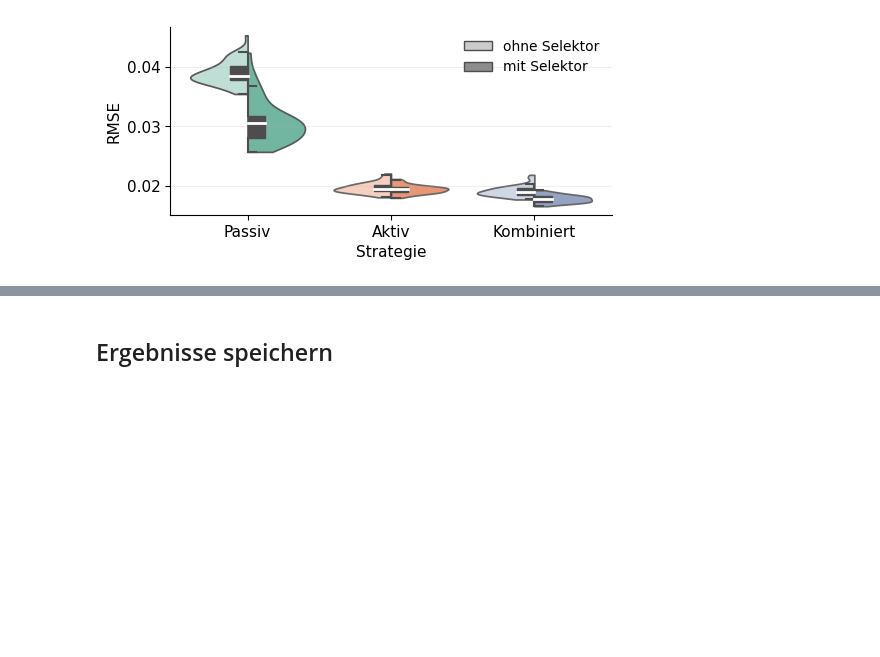
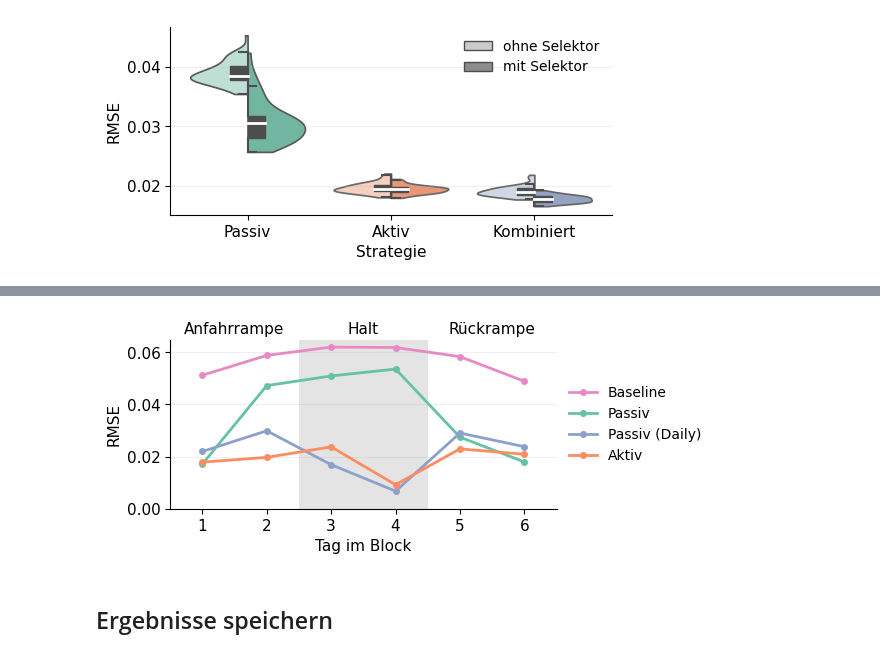
Before and after one commit to marijan-p/process_optimization_concept_drift, a Jupyter notebook: ipynb/tep/tep_adaptation.ipynb, the cells around one changed output, grey strips where cells are left out. Cells and saved outputs as stored; diff of their text form; code cells hidden in the pictures; blank space fills up the shorter version.

```diff
--- a/ipynb/tep/tep_adaptation.ipynb
+++ b/ipynb/tep/tep_adaptation.ipynb
@@ -472,7 +558,7 @@ MODE_OF = {"blind_chunk": "blind"}
 # damit allein die Eingriffsfrequenz, alles uebrige ist identisch. Die Werte
 # stehen in Tuningaufloesung, scale_adapt_params rechnet sie unten um.
 _EQ_CHUNK = max(1, round(CHUNK / _RESCALE))
-best_adapt_params["blind_chunk"] = {**best_adapt_params["blind"],
+best_adapt_params["blind_chunk"] = {**best_adapt_params["blind_tpe"],
                                     "blind_window": _EQ_CHUNK,
                                     "blind_period": _EQ_CHUNK}
 
@@ -505,8 +591,12 @@ if _adapt_from_cache:
         print(f"Cache-Eintrag ohne Strategien {_missing} -- wird neu gerechnet.")
         _adapt_from_cache = False
 if not _adapt_from_cache:
-    results = {}
+    results = reuse_runs("adaptation", adapt_cfg, "adaptation", STRATEGIES)
+    if results:
+        print(f"Aus Archiven uebernommen: {sorted(results)}")
     for _name in STRATEGIES:
+        if _name in results:
+            continue
         tf.keras.utils.set_random_seed(SEED)
         _detector = make_detector(BEST_DETECTOR) if _name in ("informed", "combined") else None
         _detector, _cfg = da.apply_det_params(_detector, applied_cfg[_name])
@@ -561,8 +651,10 @@ _todo = [s for s in TARGET_SEEDS if s not in seed_results]
 _seeds_added = False
 for _seed in _todo:
     _cfg_seed = adapt_cfg.compose(seed_eval={"seed": _seed})
-    _res = {}
+    _res = reuse_runs(_case, _cfg_seed, "adaptation", STRATEGIES)
     for _name in STRATEGIES:
+        if _name in _res:
+            continue
         tf.keras.utils.set_random_seed(_seed)
         _det = make_detector(BEST_DETECTOR) if _name in ("informed", "combined") else None
         _det, _cfg = da.apply_det_params(_det, applied_cfg[_name])
@@ -1037,8 +1129,10 @@ for _sd in seed_results:
     if model_store.exists("adaptation_rec_active", _cfg_sd) and not FORCE_RECOMPUTE:
         rec_results[_sd] = model_store.load("adaptation_rec_active", _cfg_sd, rename=True)
         continue
-    _res = {}
+    _res = reuse_runs("adaptation_rec_active", _cfg_sd, "rec_active", list(rec_applied))
     for _name, _c in rec_applied.items():
+        if _name in _res:
+            continue
         tf.keras.utils.set_random_seed(int(_sd))
         _det, _cfg = da.apply_det_params(make_detector(BEST_DETECTOR), _c)
         print(f"Seed {_sd}, Strategie '{_name}' ...")
@@ -1168,0 +1269,56 @@ plt.show()
+# %%
+BLOCK_H = 144
+DAY_H = 24
+BLOCK_ORDER = ("baseline", "blind", "blind_chunk", "informed")
+BLOCK_LABELS = {"baseline": "Baseline", "blind": "Passiv",
+                "blind_chunk": "Passiv (Daily)", "informed": "Aktiv"}
+BLOCK_PHASES = ("Anfahrrampe", "Halt", "Rückrampe")
+
+_mode = stream["mode"].to_numpy()
+_starts = np.r_[0, np.flatnonzero(_mode[1:] != _mode[:-1]) + 1]
+_len_h = np.diff(np.r_[t_h[_starts], t_h[-1] + t_h[1]])
+assert np.all(np.abs(_len_h - BLOCK_H) <= 1.0), f"Blocklaengen {np.unique(_len_h)} h statt {BLOCK_H} h"
+
+_days = np.arange(BLOCK_H // DAY_H)
+_block_start_h = t_h[_starts][np.searchsorted(_starts, np.arange(N), side="right") - 1]
+block_day = np.minimum(((t_h - _block_start_h) // DAY_H).astype(int), _days[-1])
+
+
+def _rmse_by_day(e):
+    e = np.asarray(e, float)
+    return [float(np.sqrt(np.mean(e[block_day == d] ** 2))) for d in _days]
+
+
+block_rmse = pd.DataFrame(
+    {s: np.mean([_rmse_by_day(seed_results[sd][s]["errors"]) for sd in seed_results], axis=0)
+     for s in BLOCK_ORDER}, index=_days)
+block_rmse.index.name = "tag_im_block"
+print(f"{len(_starts)} Bloecke zu {BLOCK_H} h")
+print(block_rmse.to_string(float_format=lambda v: f"{v:.4f}"))
+
+_style = {"baseline": dict(color=ts.SET2[3], ls="-"),
+          "blind": dict(color=ts.SET2[0], ls="-"),
+          "blind_chunk": dict(color=ts.SET2[2], ls="-"),
+          "informed": dict(color=ts.SET2[1], ls="-")}
+
+fig_block, ax = plt.subplots(figsize=(ts.fig_width(1.0), ts.fig_width(0.42)))
+for s in BLOCK_ORDER:
+    ax.plot(_days + 1, block_rmse[s], marker="o", ms=4, label=BLOCK_LABELS[s], **_style[s])
+_n = len(_days) // len(BLOCK_PHASES)
+ax.axvspan(_n + 0.5, 2 * _n + 0.5, color=ts.C["box"], alpha=0.15, lw=0)
+for k, name in enumerate(BLOCK_PHASES):
+    ax.text(k * _n + (_n + 1) / 2, 1.02, name, transform=ax.get_xaxis_transform(),
+            ha="center", va="bottom")
+ax.set_xticks(_days + 1)
+ax.set_xlim(0.5, len(_days) + 0.5)
+ax.set_ylim(0, None)
+ax.set_xlabel("Tag im Block")
+ax.set_ylabel("RMSE")
+ax.grid(True, axis="y", alpha=0.2)
+ax.legend(frameon=False, loc="center left", bbox_to_anchor=(1.0, 0.5))
+fig_block.tight_layout()
+if IS_FINAL:
+    plot_store.save_figure(fig_block, "adaptation_block_day", adapt_cfg, final=IS_FINAL,
+                           savefig_kwargs={"dpi": 300}, archive_kwargs={"dpi": 300})
+plt.show()
+# %% [output]
@@ -1169,3 +1334,4 @@ plt.show()
+[figure, added]
 # %% [markdown]
 ## Ergebnisse speichern
 # %%
```
Also changed, not shown: parts of 8 cells of this notebook, 9 other files.
